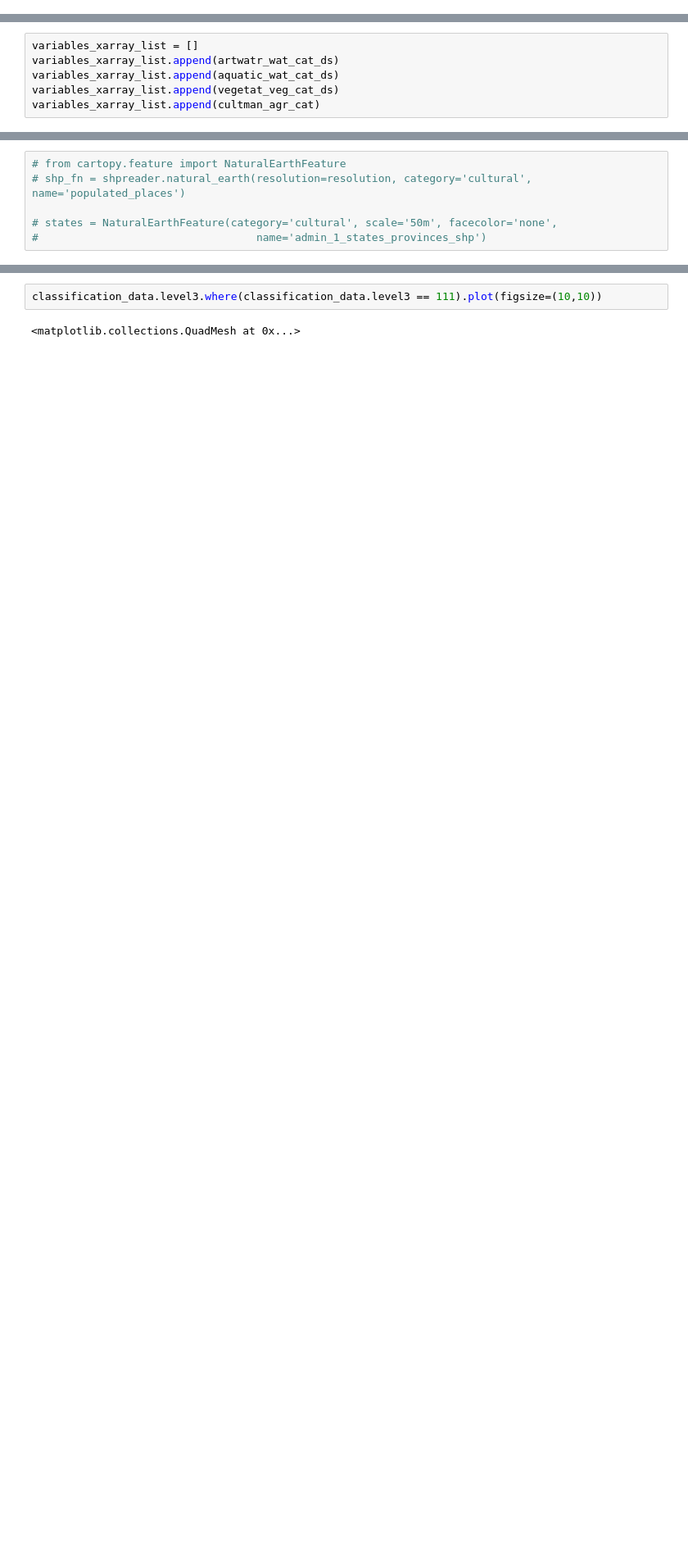
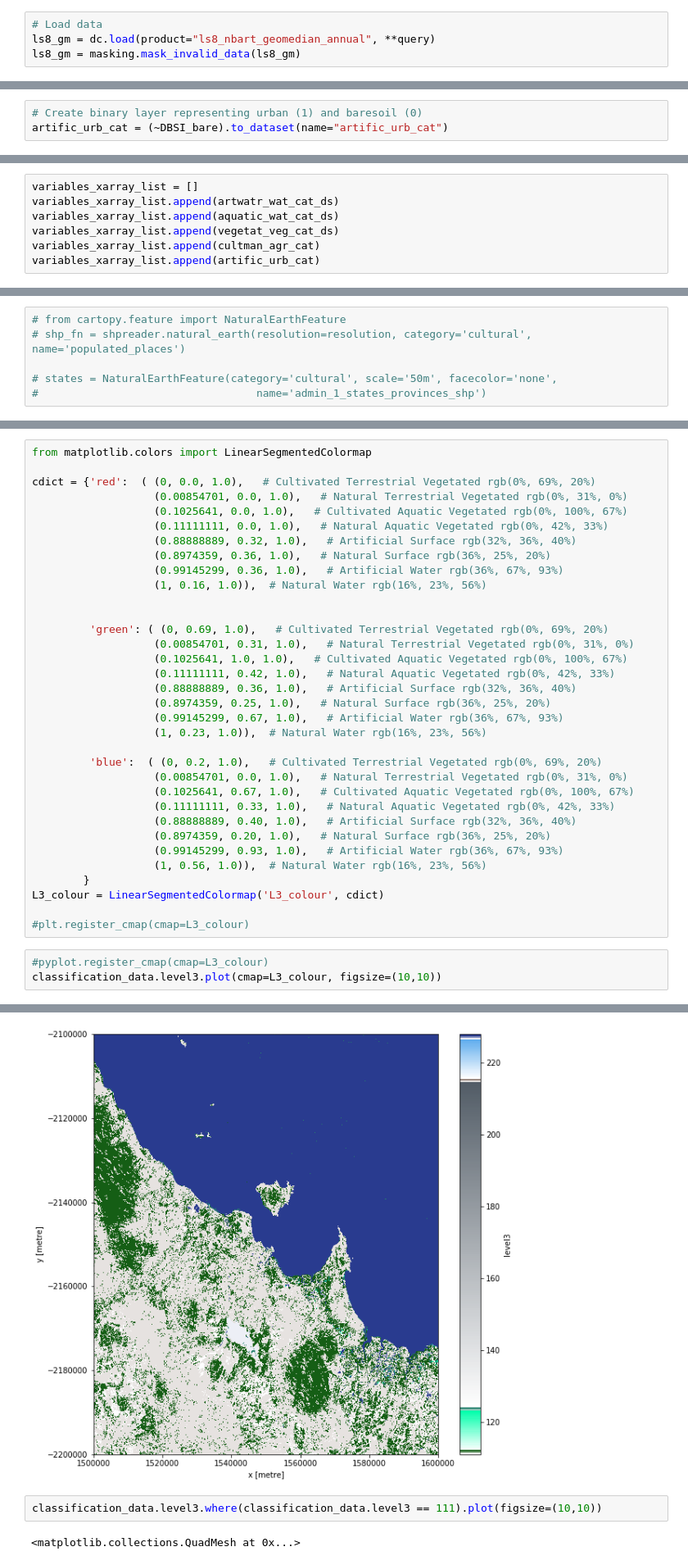
Before and after one commit to bellemae/landcover-hack, a Jupyter notebook: level3_test_sean.ipynb, the cells around one changed output, grey strips where cells are left out. Shown: that part at 82% size. Cells and saved outputs as stored; diff of their text form; blank space fills up the shorter version.

Commit message:
add urban layer

```diff
--- a/level3_test_sean.ipynb
+++ b/level3_test_sean.ipynb
@@ -192,0 +212,4 @@ cultman_agr_cat = cultman_agr_cat.squeeze().drop('time')
+# %%
+# Load data
+ls8_gm = dc.load(product="ls8_nbart_geomedian_annual", **query)
+ls8_gm = masking.mask_invalid_data(ls8_gm)
@@ -192,0 +226,3 @@ cultman_agr_cat = cultman_agr_cat.squeeze().drop('time')
+# %%
+# Create binary layer representing urban (1) and baresoil (0)
+artific_urb_cat = (~DBSI_bare).to_dataset(name="artific_urb_cat")
@@ -238,6 +298,7 @@ variables_xarray_list.append(artwatr_wat_cat_ds)
 variables_xarray_list.append(aquatic_wat_cat_ds)
 variables_xarray_list.append(vegetat_veg_cat_ds)
 variables_xarray_list.append(cultman_agr_cat)
+variables_xarray_list.append(artific_urb_cat)
 # %% [markdown]
 ## Classification
 # %% [markdown]
@@ -288,0 +355,38 @@ level 3: [  0 111 112 123 124 227 228]
+# %%
+from matplotlib.colors import LinearSegmentedColormap
+
+cdict = {'red':  ( (0, 0.0, 1.0),   # Cultivated Terrestrial Vegetated rgb(0%, 69%, 20%)
+                   (0.00854701, 0.0, 1.0),   # Natural Terrestrial Vegetated rgb(0%, 31%, 0%)
+                   (0.1025641, 0.0, 1.0),   # Cultivated Aquatic Vegetated rgb(0%, 100%, 67%)
+                   (0.11111111, 0.0, 1.0),   # Natural Aquatic Vegetated rgb(0%, 42%, 33%)
+                   (0.88888889, 0.32, 1.0),   # Artificial Surface rgb(32%, 36%, 40%)
+                   (0.8974359, 0.36, 1.0),   # Natural Surface rgb(36%, 25%, 20%)
+                   (0.99145299, 0.36, 1.0),   # Artificial Water rgb(36%, 67%, 93%)
+                   (1, 0.16, 1.0)),  # Natural Water rgb(16%, 23%, 56%)
+
+
+         'green': ( (0, 0.69, 1.0),   # Cultivated Terrestrial Vegetated rgb(0%, 69%, 20%)
+                   (0.00854701, 0.31, 1.0),   # Natural Terrestrial Vegetated rgb(0%, 31%, 0%)
+                   (0.1025641, 1.0, 1.0),   # Cultivated Aquatic Vegetated rgb(0%, 100%, 67%)
+                   (0.11111111, 0.42, 1.0),   # Natural Aquatic Vegetated rgb(0%, 42%, 33%)
+                   (0.88888889, 0.36, 1.0),   # Artificial Surface rgb(32%, 36%, 40%)
+                   (0.8974359, 0.25, 1.0),   # Natural Surface rgb(36%, 25%, 20%)
+                   (0.99145299, 0.67, 1.0),   # Artificial Water rgb(36%, 67%, 93%)
+                   (1, 0.23, 1.0)),  # Natural Water rgb(16%, 23%, 56%)
+
+         'blue':  ( (0, 0.2, 1.0),   # Cultivated Terrestrial Vegetated rgb(0%, 69%, 20%)
+                   (0.00854701, 0.0, 1.0),   # Natural Terrestrial Vegetated rgb(0%, 31%, 0%)
+                   (0.1025641, 0.67, 1.0),   # Cultivated Aquatic Vegetated rgb(0%, 100%, 67%)
+                   (0.11111111, 0.33, 1.0),   # Natural Aquatic Vegetated rgb(0%, 42%, 33%)
+                   (0.88888889, 0.40, 1.0),   # Artificial Surface rgb(32%, 36%, 40%)
+                   (0.8974359, 0.20, 1.0),   # Natural Surface rgb(36%, 25%, 20%)
+                   (0.99145299, 0.93, 1.0),   # Artificial Water rgb(36%, 67%, 93%)
+                   (1, 0.56, 1.0)),  # Natural Water rgb(16%, 23%, 56%)
+        }
+L3_colour = LinearSegmentedColormap('L3_colour', cdict)
+
+#plt.register_cmap(cmap=L3_colour)
+# %%
+#pyplot.register_cmap(cmap=L3_colour)
+classification_data.level3.plot(cmap=L3_colour, figsize=(10,10))
+# %% [output]
@@ -289,3 +394,4 @@ level 3: [  0 111 112 123 124 227 228]
+[figure, added]
 # %%
 classification_data.level3.where(classification_data.level3 == 111).plot(figsize=(10,10))
 # %% [output]
```
Also changed, not shown: parts of 19 cells of this notebook.
